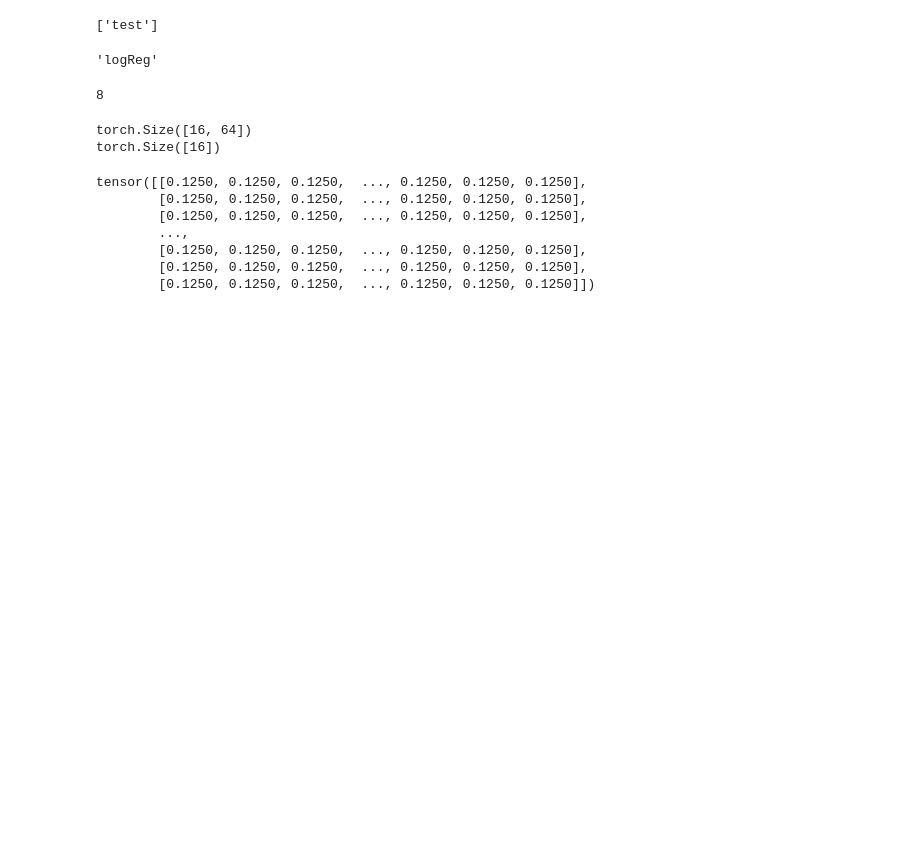
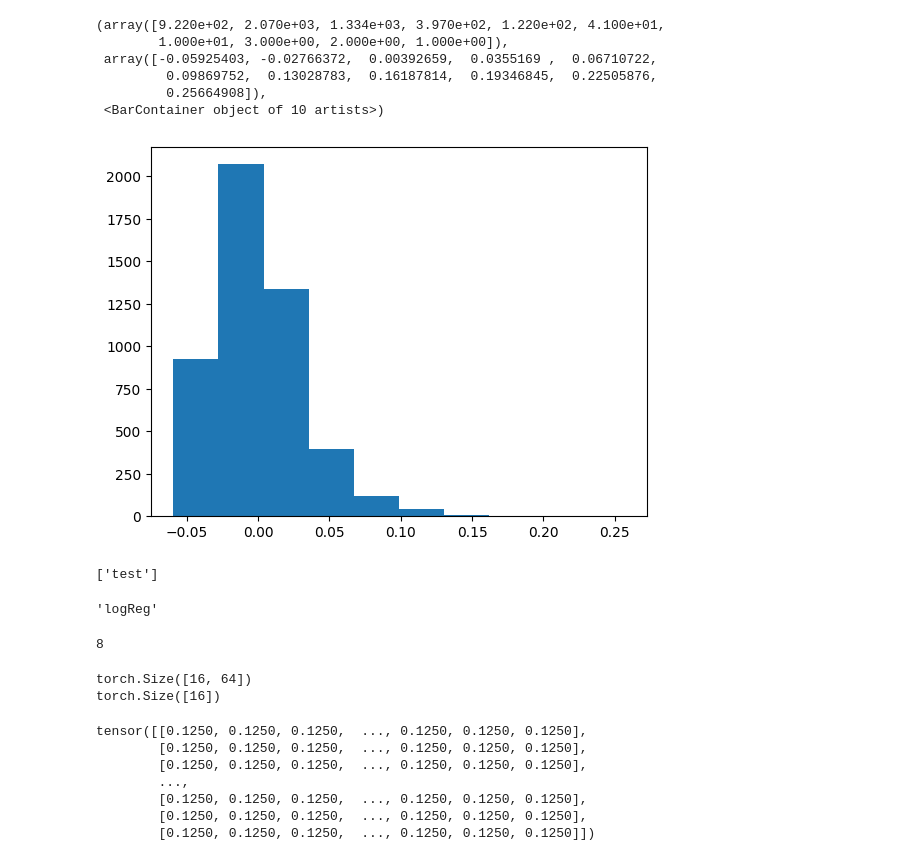
Before and after one commit to Lewington-pitsos/mteb, a Jupyter notebook: pad.ipynb, the cells around one changed output. Cells and saved outputs as stored; diff of their text form; code cells hidden in the pictures; blank space fills up the shorter version.

```diff
--- a/pad.ipynb
+++ b/pad.ipynb
@@ -1,3 +53,13 @@
+# %%
+plt.hist(torch.mean((t - mean) / (std + 1e-8), dim=1))
+# %% [output]
+(array([9.220e+02, 2.070e+03, 1.334e+03, 3.970e+02, 1.220e+02, 4.100e+01,
+        1.000e+01, 3.000e+00, 2.000e+00, 1.000e+00]),
+ array([-0.05925403, -0.02766372,  0.00392659,  0.0355169 ,  0.06710722,
+         0.09869752,  0.13028783,  0.16187814,  0.19346845,  0.22505876,
+         0.25664908]),
+ <BarContainer object of 10 artists>)
+[figure, added]
 # %%
 import mteb
 # %%
```
Also changed, not shown: parts of 10 cells of this notebook, 28 other files.
